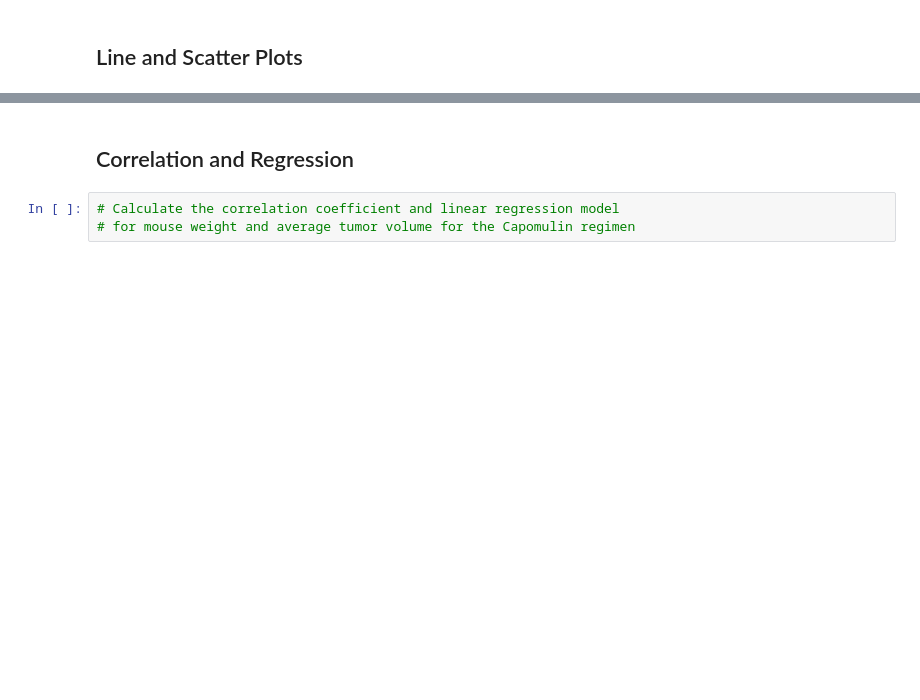
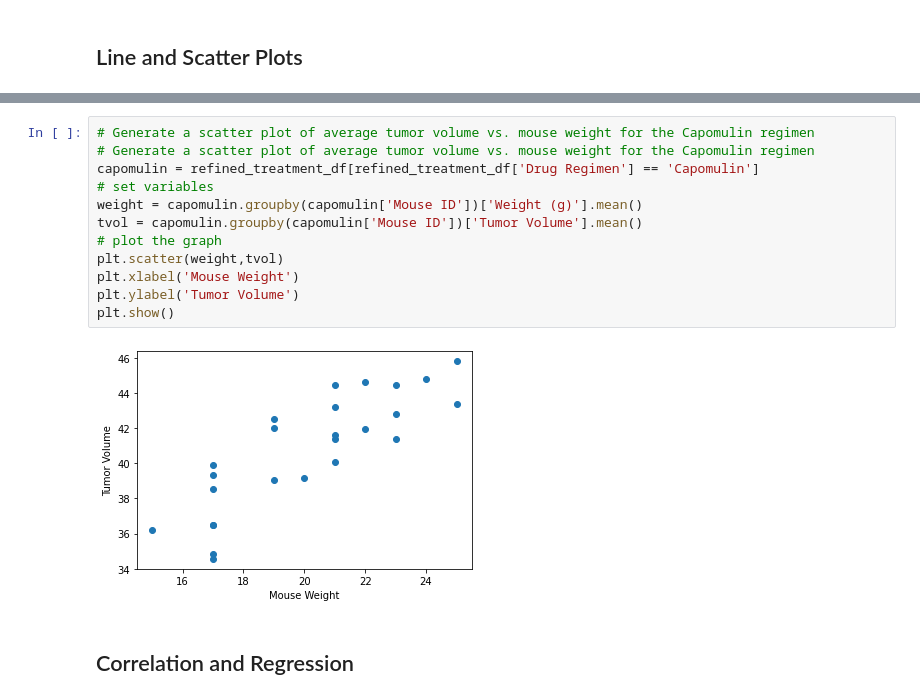
Before and after one commit to ecosterlund/matplotlib-challenge, a Jupyter notebook: Pymaceuticals/pymaceuticals_starter.ipynb, the cells around one changed output, grey strips where cells are left out. Drawn from its saved outputs; the diff is of its cells as text; blank space fills up the shorter version.

```diff
--- a/Pymaceuticals/pymaceuticals_starter.ipynb
+++ b/Pymaceuticals/pymaceuticals_starter.ipynb
@@ -302,5 +356,16 @@ NameError: name 'times' is not defined
+# %%
+# Generate a scatter plot of average tumor volume vs. mouse weight for the Capomulin regimen
+# Generate a scatter plot of average tumor volume vs. mouse weight for the Capomulin regimen
+capomulin = refined_treatment_df[refined_treatment_df['Drug Regimen'] == 'Capomulin']
+# set variables
+weight = capomulin.groupby(capomulin['Mouse ID'])['Weight (g)'].mean()
+tvol = capomulin.groupby(capomulin['Mouse ID'])['Tumor Volume'].mean()
+# plot the graph
+plt.scatter(weight,tvol)
+plt.xlabel('Mouse Weight')
+plt.ylabel('Tumor Volume')
+plt.show()
+# %% [output]
+[figure, added]
 # %% [markdown]
 ## Correlation and Regression
-# %%
-# Calculate the correlation coefficient and linear regression model
-# for mouse weight and average tumor volume for the Capomulin regimen
```
Also changed, not shown: parts of 10 cells of this notebook.
